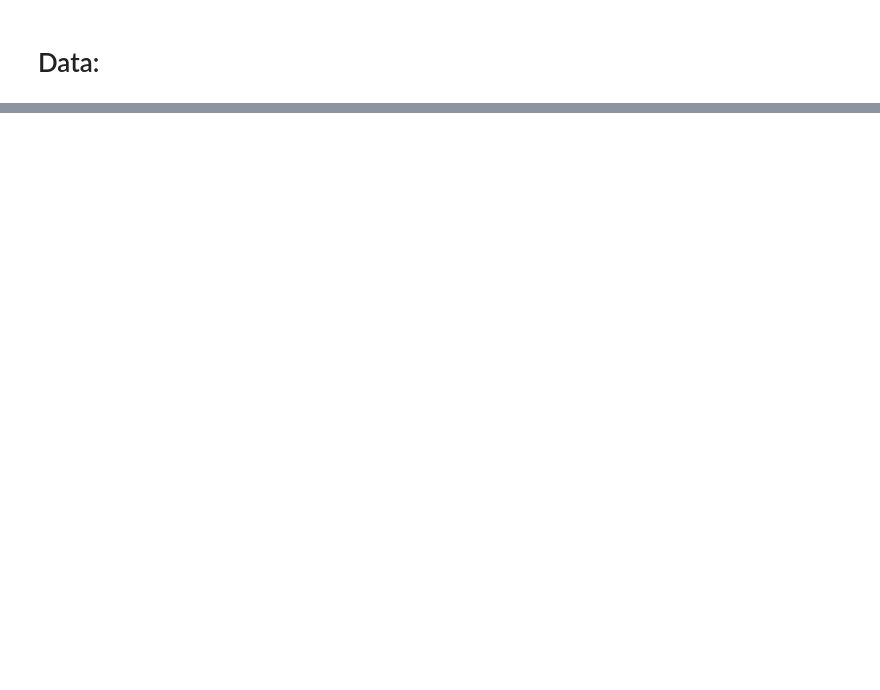
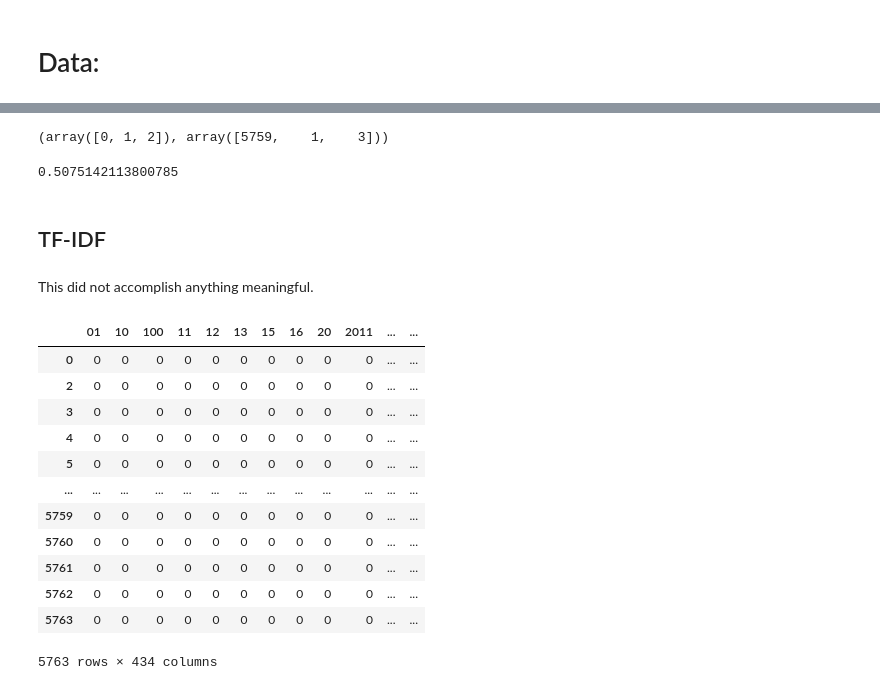
Before and after one commit to justinhugh/intent-prediction-in-code, a Jupyter notebook: vectorization_methods.ipynb, the cells around one changed output, grey strips where cells are left out. Saved outputs shown, nothing was run; the diff lists cells and outputs as text; code cells hidden in the pictures; blank space fills up the shorter version.

```diff
--- a/vectorization_methods.ipynb
+++ b/vectorization_methods.ipynb
@@ -30,0 +66,9 @@ data['pickled_conala_mined_df'].shape
+# %%
+# Refitting with 129 PCs
+
+# Instantiate
+myPCA = PCA(n_components=num_PCs)
+# Fit
+myPCA.fit(df)
+# Transform
+df_PC = myPCA.transform(df)
@@ -30,0 +102,14 @@ data['pickled_conala_mined_df'].shape
+# %%
+np.unique(agg_clus.labels_, return_counts=True)
+# %% [output]
+(array([0, 1, 2]), array([5759,    1,    3]))
+# %%
+from sklearn.metrics.cluster import silhouette_score
+
+silhouette_score(df, agg_clus.labels_)
+# %% [output]
+0.5075142113800785
+# %% [markdown]
+## TF-IDF
+# %% [markdown]
+This did not accomplish anything meaningful.
@@ -30,0 +118,20 @@ data['pickled_conala_mined_df'].shape
+# %%
+tfidf = TfidfVectorizer().fit(df)
+df_tfidf = tfidf.transform(df)
+
+df_tfidf = pd.DataFrame(columns=tfidf.get_feature_names(), data=df)
+display(df_tfidf)
+# %% [output]
+|  | 01 | 10 | 100 | 11 | 12 | 13 | 15 | 16 | 20 | 2011 | ... | ... |
+| 0 | 0 | 0 | 0 | 0 | 0 | 0 | 0 | 0 | 0 | 0 | ... | ... |
+| 2 | 0 | 0 | 0 | 0 | 0 | 0 | 0 | 0 | 0 | 0 | ... | ... |
+| 3 | 0 | 0 | 0 | 0 | 0 | 0 | 0 | 0 | 0 | 0 | ... | ... |
+| 4 | 0 | 0 | 0 | 0 | 0 | 0 | 0 | 0 | 0 | 0 | ... | ... |
+| 5 | 0 | 0 | 0 | 0 | 0 | 0 | 0 | 0 | 0 | 0 | ... | ... |
+| ... | ... | ... | ... | ... | ... | ... | ... | ... | ... | ... | ... | ... |
+| 5759 | 0 | 0 | 0 | 0 | 0 | 0 | 0 | 0 | 0 | 0 | ... | ... |
+| 5760 | 0 | 0 | 0 | 0 | 0 | 0 | 0 | 0 | 0 | 0 | ... | ... |
+| 5761 | 0 | 0 | 0 | 0 | 0 | 0 | 0 | 0 | 0 | 0 | ... | ... |
+| 5762 | 0 | 0 | 0 | 0 | 0 | 0 | 0 | 0 | 0 | 0 | ... | ... |
+| 5763 | 0 | 0 | 0 | 0 | 0 | 0 | 0 | 0 | 0 | 0 | ... | ... |
+5763 rows × 434 columns
```
Also changed, not shown: parts of 20 cells of this notebook, 4 other files.
